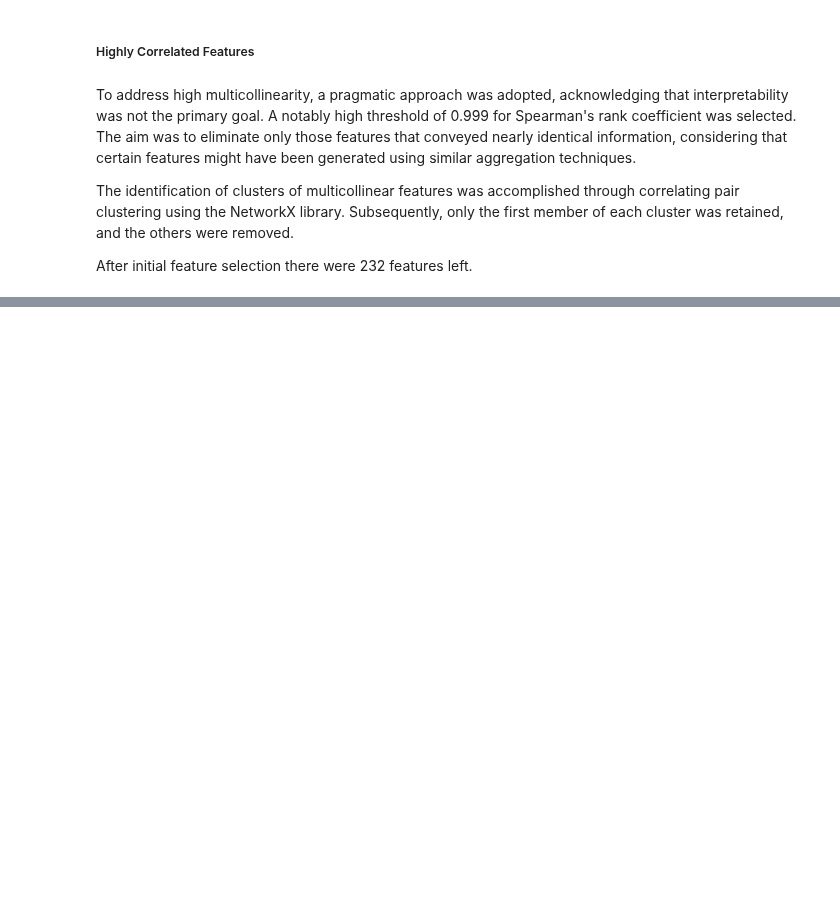
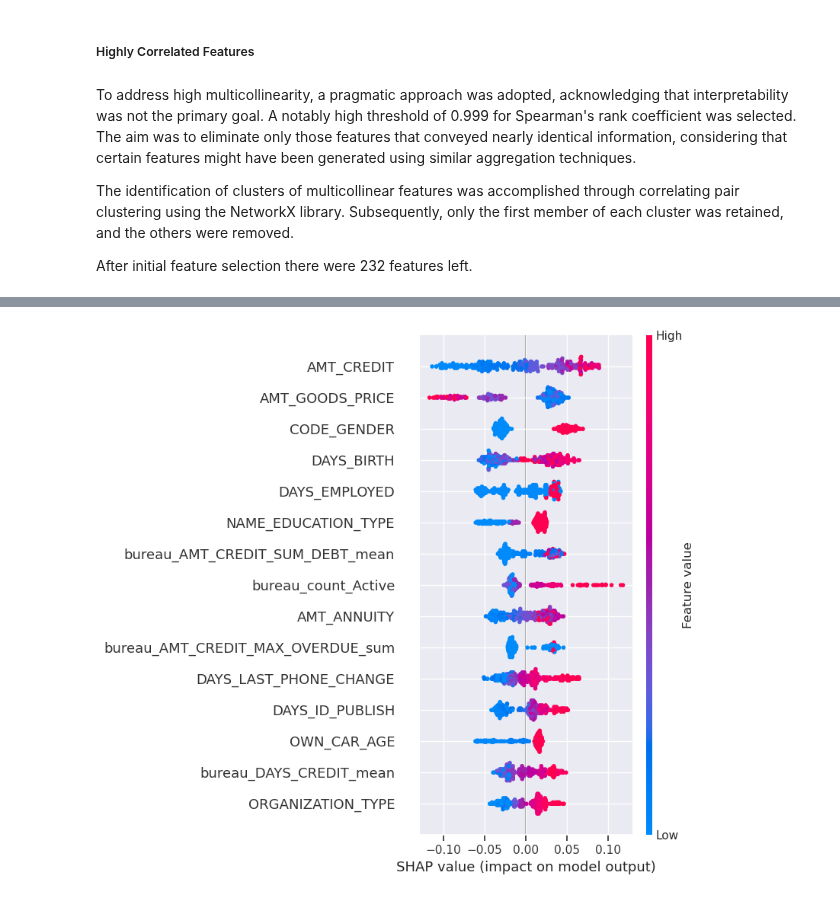
Before and after one commit to gediminas-skvarnavicius/home-credit-group-ml, a Jupyter notebook: summary.ipynb, the cells around one changed output, grey strips where cells are left out. Saved outputs shown, nothing was run; the diff lists cells and outputs as text; code cells hidden in the pictures; blank space fills up the shorter version.

```diff
--- a/summary.ipynb
+++ b/summary.ipynb
@@ -356,0 +485,12 @@ After initial feature selection there were 232 features left.
+# %%
+# | label: fig-model1-shap
+# | fig-cap: Shap Value bee swarm plot for a subset of 300 samples from the test set. Positive probability values impact applications with default risk.
+shap_model1=joblib.load("summary_data/shap_model1.joblib")
+shap.summary_plot(
+    shap_model1['shap_vales'][:, :, 1],
+    shap_model1['sample_data'].to_numpy(),
+    feature_names=shap_model1['names'],
+    max_display=15,
+)
+# %% [output]
+[figure, added]
```
Also changed, not shown: parts of 41 cells of this notebook, 14 other files.
